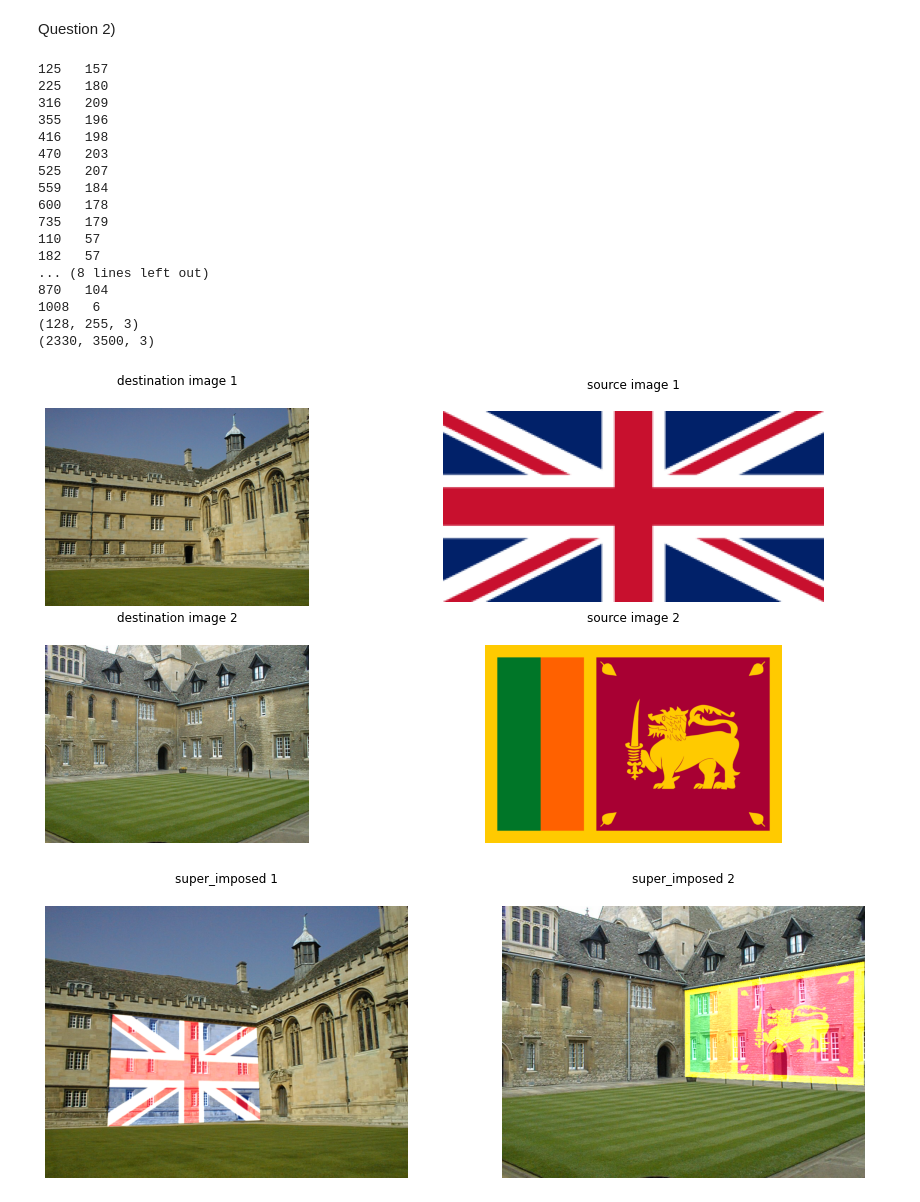
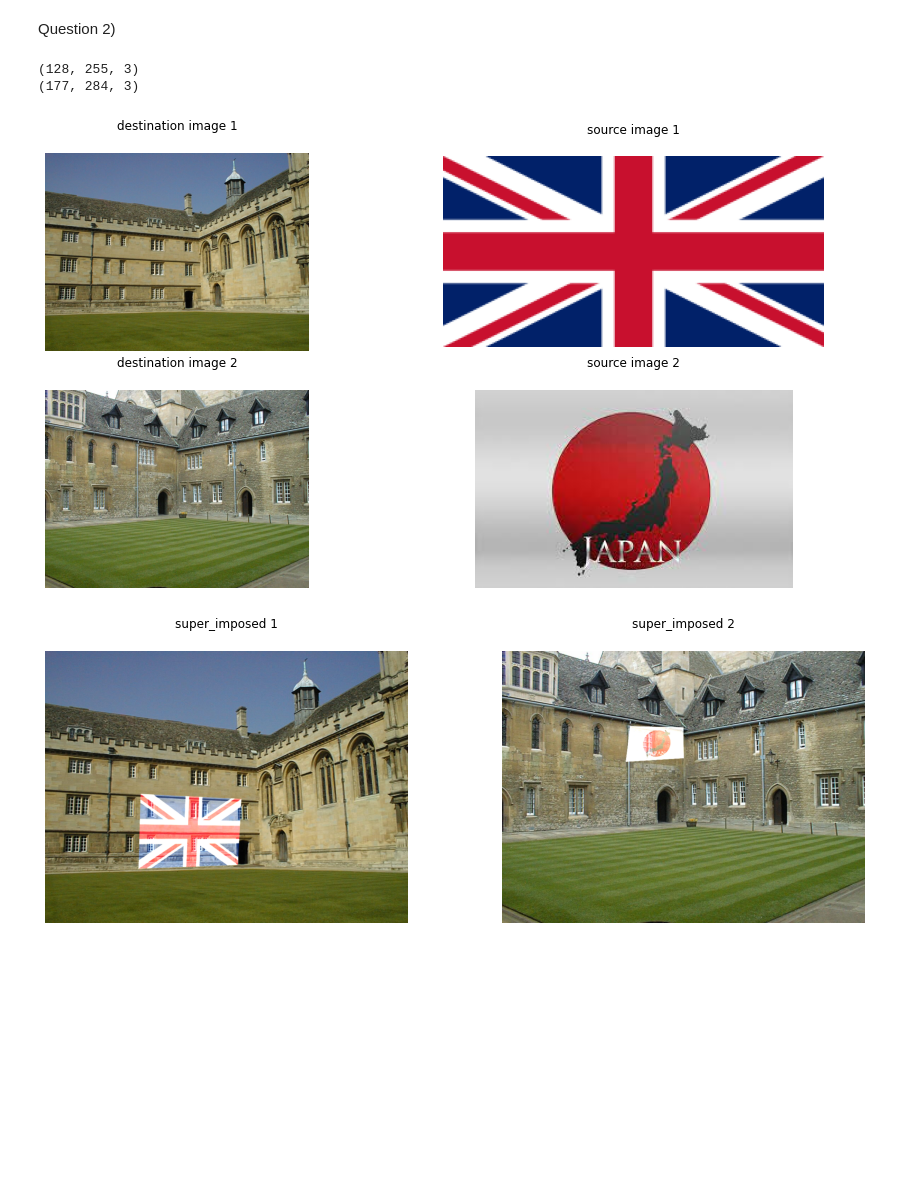
Before and after one commit to jayathev/Assignment2, a Jupyter notebook: Assignment2.190250A.ipynb, the cells around one changed output. Cells and saved outputs as stored; diff of their text form; code cells hidden in the pictures; blank space fills up the shorter version.

```diff
--- a/Assignment2.190250A.ipynb
+++ b/Assignment2.190250A.ipynb
@@ -228,7 +228,7 @@ assert source1 is not None
 destination2 = cv.imread(r'.\merton_college\001.jpg',cv.IMREAD_COLOR)
 assert destination2 is not None
 
-source2 = cv.imread(r'.\lk-flag.jpg',cv.IMREAD_ANYCOLOR)
+source2 = cv.imread(r'.\japan.jpg',cv.IMREAD_ANYCOLOR)
 assert source2 is not None
 
 fig, ax = plt.subplots(2, 2, figsize=(15, 8))
@@ -256,51 +256,36 @@ cv.imshow('image', destination_1)
 cv.setMouseCallback('image', click_eve)
 cv.waitKey(0)
 cv.destroyAllWindows()
 
 cv.imshow('image', destination2)
 cv.setMouseCallback('image', click_eve)
 cv.waitKey(0)
 cv.destroyAllWindows()
 
-pts_destination_1 = np.array([[191, 306], [596, 344], [606, 603], [177, 620]])
-pts_destination2 = np.array([[515, 238], [1022, 156],  [1020, 506], [516, 482]])
+pts_destination_1 = np.array([[270, 404], [553, 418], [543, 603], [264, 613]])
+pts_destination2 = np.array([[361, 212], [511, 215],  [512, 302], [349, 312]])
 
 print(source1.shape)
 print(source2.shape)
 
 pts_source1 = np.array([[0, 0], [254, 0], [254, 127], [0, 127]])
-pts_source2 = np.array([[0, 0], [3499, 0], [3499, 2329], [0, 2329]])
+pts_source2 = np.array([[0, 0], [283, 0], [283, 176], [0, 176]])
 
 superimposed1 = super_impose(source1, destination_1, pts_source1, pts_destination_1)
 superimposed2 = super_impose(source2, destination2, pts_source2, pts_destination2)
 
 fig, ax = plt.subplots(1, 2, figsize=(15,5))
 ax[0].imshow(cv.cvtColor(superimposed1, cv.COLOR_BGR2RGB))
 ax[0].title.set_text('super_imposed 1')
 ax[0].axis('off')
 ax[0].xaxis.tick_top()
 
 ax[1].imshow(cv.cvtColor(superimposed2, cv.COLOR_BGR2RGB))
 ax[1].title.set_text('super_imposed 2')
 ax[1].axis('off')
 ax[1].xaxis.tick_top()
 # %% [output]
-125   157
-225   180
-316   209
-355   196
-416   198
-470   203
-525   207
-559   184
-600   178
-735   179
-110   57
-182   57
-... (8 lines left out)
-870   104
-1008   6
 (128, 255, 3)
-(2330, 3500, 3)
+(177, 284, 3)
-[figure, old version]
+[figure, new version]
-[figure, old version]
+[figure, new version]
```
Also changed, not shown: parts of 5 cells of this notebook, 2 other files.
